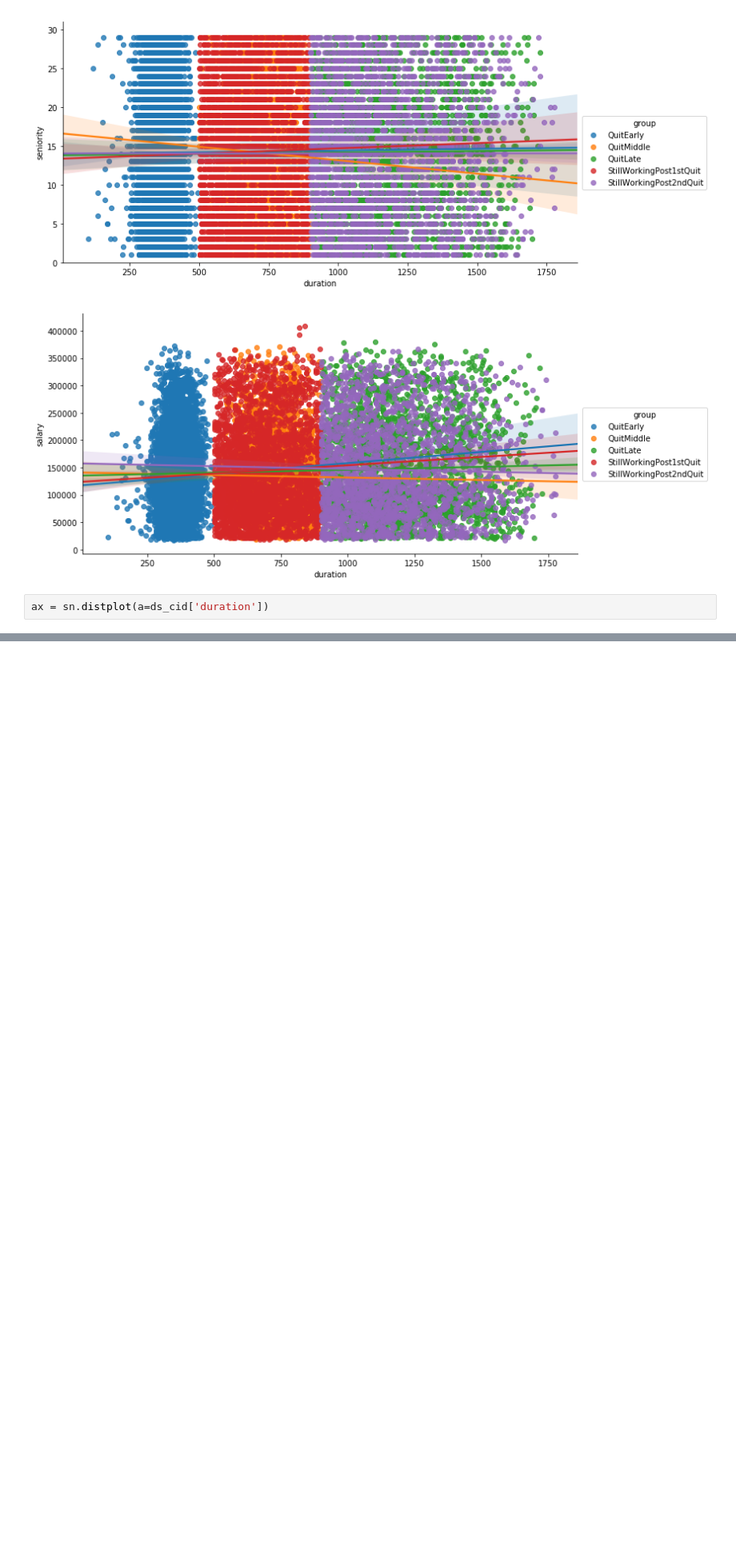
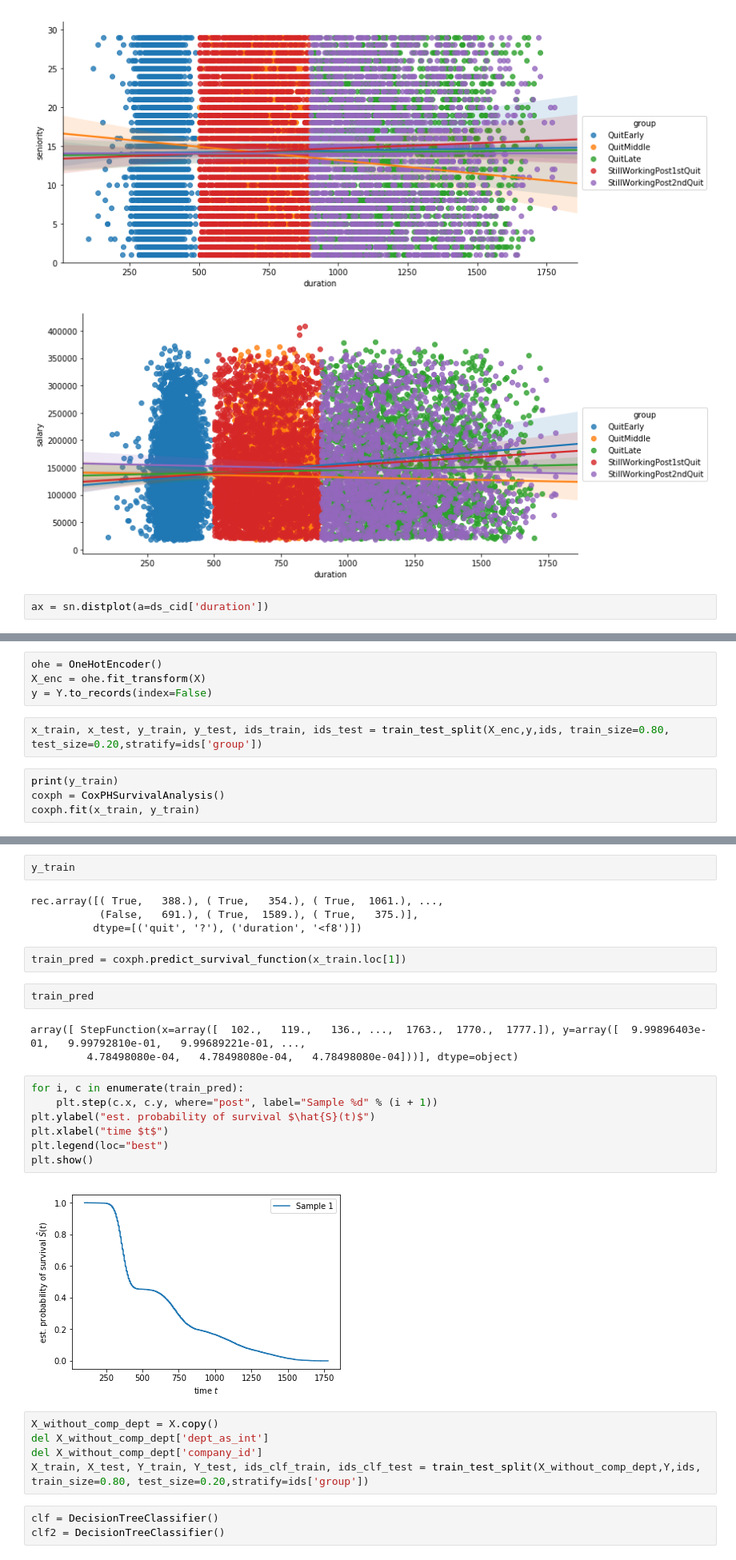
Before and after one commit to kotoroshinoto/InsightDataChallenges, a Jupyter notebook: challenge1/challenge.ipynb, the cells around one changed output, grey strips where cells are left out. Shown at 80% size. Saved outputs shown, nothing was run; the diff lists cells and outputs as text; blank space fills up the shorter version.

```diff
--- a/challenge1/challenge.ipynb
+++ b/challenge1/challenge.ipynb
@@ -533,0 +394,10 @@ x_dur_test_predict = reg.predict(x_dur_test)
+# %%
+ohe = OneHotEncoder()
+X_enc = ohe.fit_transform(X)
+y = Y.to_records(index=False)
+# %%
+x_train, x_test, y_train, y_test, ids_train, ids_test = train_test_split(X_enc,y,ids, train_size=0.80, test_size=0.20,stratify=ids['group'])
+# %%
+print(y_train)
+coxph = CoxPHSurvivalAnalysis()
+coxph.fit(x_train, y_train)
@@ -533,0 +443,30 @@ x_dur_test_predict = reg.predict(x_dur_test)
+# %%
+y_train
+# %% [output]
+rec.array([( True,   388.), ( True,   354.), ( True,  1061.), ...,
+           (False,   691.), ( True,  1589.), ( True,   375.)],
+          dtype=[('quit', '?'), ('duration', '<f8')])
+# %%
+train_pred = coxph.predict_survival_function(x_train.loc[1])
+# %%
+train_pred
+# %% [output]
+array([ StepFunction(x=array([  102.,   119.,   136., ...,  1763.,  1770.,  1777.]), y=array([  9.99896403e-01,   9.99792810e-01,   9.99689221e-01, ...,
+         4.78498080e-04,   4.78498080e-04,   4.78498080e-04]))], dtype=object)
+# %%
+for i, c in enumerate(train_pred):
+    plt.step(c.x, c.y, where="post", label="Sample %d" % (i + 1))
+plt.ylabel("est. probability of survival $\hat{S}(t)$")
+plt.xlabel("time $t$")
+plt.legend(loc="best")
+plt.show()
+# %% [output]
+[figure, added]
+# %%
+X_without_comp_dept = X.copy()
+del X_without_comp_dept['dept_as_int']
+del X_without_comp_dept['company_id']
+X_train, X_test, Y_train, Y_test, ids_clf_train, ids_clf_test = train_test_split(X_without_comp_dept,Y,ids, train_size=0.80, test_size=0.20,stratify=ids['group'])
+# %%
+clf = DecisionTreeClassifier()
+clf2 = DecisionTreeClassifier()
```
Also changed, not shown: parts of 52 cells of this notebook.
